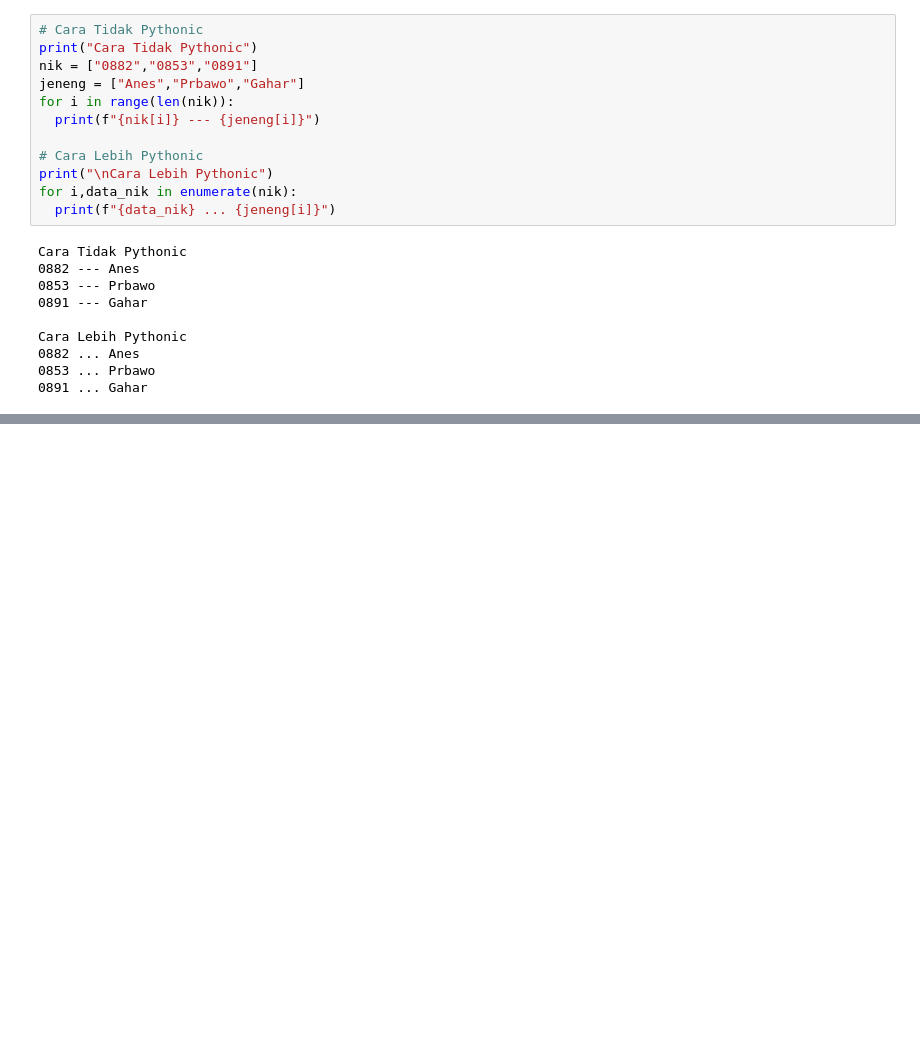
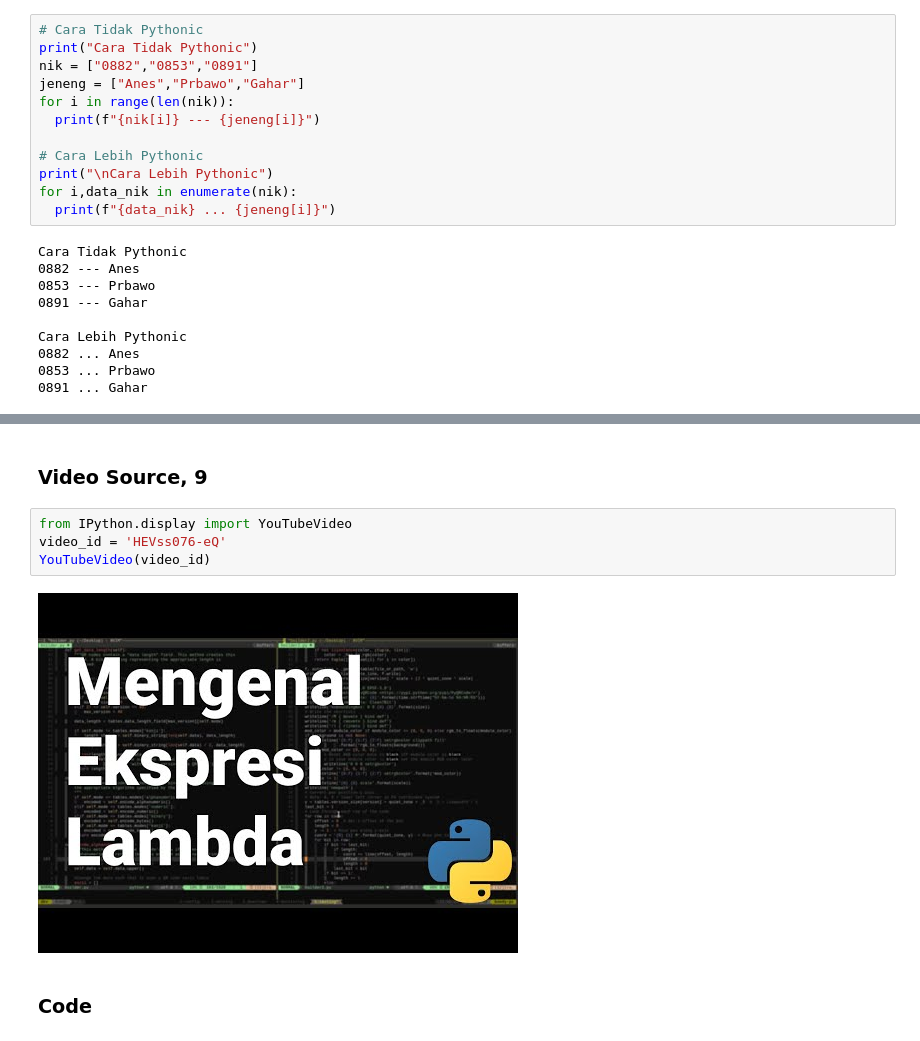
Before and after one commit to nazhiba/road_to_machine_learning.colab, a Jupyter notebook: Pythonic_Belajar_Tips_dan_Tricks_Pemrograman_Python.ipynb, the cells around one changed output, grey strips where cells are left out. Saved outputs shown, nothing was run; the diff lists cells and outputs as text; blank space fills up the shorter version.

```diff
--- a/Pythonic_Belajar_Tips_dan_Tricks_Pemrograman_Python.ipynb
+++ b/Pythonic_Belajar_Tips_dan_Tricks_Pemrograman_Python.ipynb
@@ -202,0 +270,10 @@ Cara Lebih Pythonic
+# %% [markdown]
+### Video Source, 9
+# %%
+from IPython.display import YouTubeVideo
+video_id = 'HEVss076-eQ'
+YouTubeVideo(video_id)
+# %% [output]
+[figure, added]
+# %% [markdown]
+### Code
```
Also changed, not shown: parts of 17 cells of this notebook.
